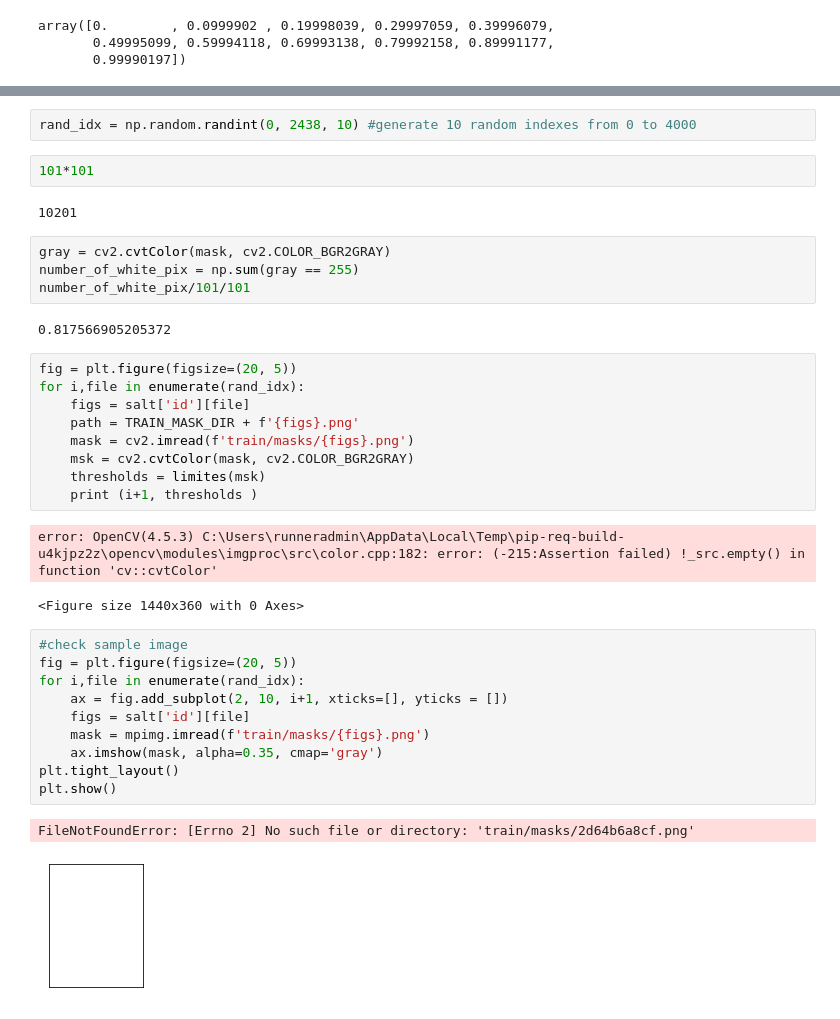
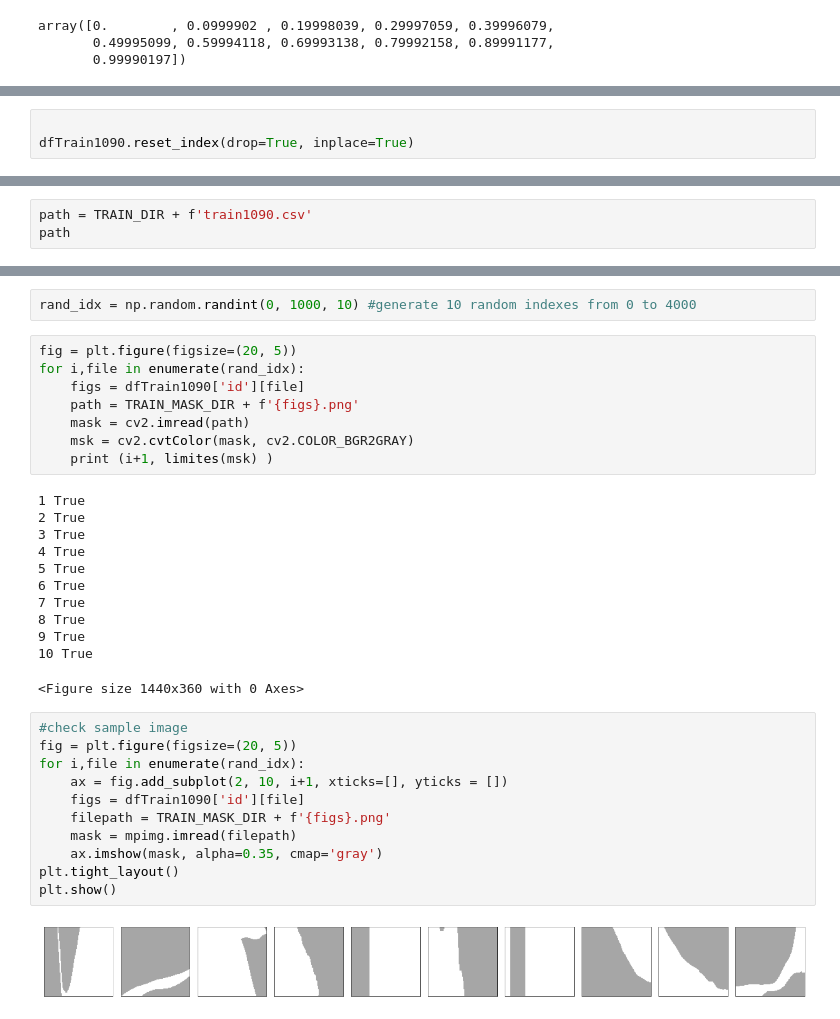
Before and after one commit to lucterres/vae2, a Jupyter notebook: Pixels.ipynb, the cells around one changed output, grey strips where cells are left out. Saved outputs shown, nothing was run; the diff lists cells and outputs as text.

```diff
--- a/Pixels.ipynb
+++ b/Pixels.ipynb
@@ -117,0 +138,3 @@ array([0. , 0.9, 1.8, 2.7, 3.6, 4.5, 5.4, 6.3, 7.2, 8.1, 9. ])
+# %%
+
+dfTrain1090.reset_index(drop=True, inplace=True)
@@ -117,0 +147,3 @@ array([0. , 0.9, 1.8, 2.7, 3.6, 4.5, 5.4, 6.3, 7.2, 8.1, 9. ])
+# %%
+path = TRAIN_DIR + f'train1090.csv'
+path
@@ -118,40 +190,38 @@ array([0. , 0.9, 1.8, 2.7, 3.6, 4.5, 5.4, 6.3, 7.2, 8.1, 9. ])
 # %%
-rand_idx = np.random.randint(0, 2438, 10) #generate 10 random indexes from 0 to 4000
+rand_idx = np.random.randint(0, 1000, 10) #generate 10 random indexes from 0 to 4000
-# %%
-101*101
-# %% [output]
-10201
-# %%
-gray = cv2.cvtColor(mask, cv2.COLOR_BGR2GRAY)
-number_of_white_pix = np.sum(gray == 255)
-number_of_white_pix/101/101
-# %% [output]
-0.817566905205372
 # %%
 fig = plt.figure(figsize=(20, 5))
 for i,file in enumerate(rand_idx):
-    figs = salt['id'][file]
+    figs = dfTrain1090['id'][file]
     path = TRAIN_MASK_DIR + f'{figs}.png'
-    mask = cv2.imread(f'train/masks/{figs}.png')
+    mask = cv2.imread(path)
     msk = cv2.cvtColor(mask, cv2.COLOR_BGR2GRAY)
-    thresholds = limites(msk)
-    print (i+1, thresholds )
+    print (i+1, limites(msk) )
 # %% [output]
-error: OpenCV(4.5.3) C:\Users\runneradmin\AppData\Local\Temp\pip-req-build-u4kjpz2z\opencv\modules\imgproc\src\color.cpp:182: error: (-215:Assertion failed) !_src.empty() in function 'cv::cvtColor'
+1 True
+2 True
+3 True
+4 True
+5 True
+6 True
+7 True
+8 True
+9 True
+10 True
 <Figure size 1440x360 with 0 Axes>
 # %%
 #check sample image
 fig = plt.figure(figsize=(20, 5))
 for i,file in enumerate(rand_idx):
     ax = fig.add_subplot(2, 10, i+1, xticks=[], yticks = [])
-    figs = salt['id'][file]
-    mask = mpimg.imread(f'train/masks/{figs}.png')
+    figs = dfTrain1090['id'][file]
+    filepath = TRAIN_MASK_DIR + f'{figs}.png'
+    mask = mpimg.imread(filepath)
     ax.imshow(mask, alpha=0.35, cmap='gray')
 plt.tight_layout()
 plt.show()
 # %% [output]
-FileNotFoundError: [Errno 2] No such file or directory: 'train/masks/2d64b6a8cf.png'
-[figure, old version]
+[figure, new version]
 # %%
 file = 2906
 figs=df['id'][file]
```
Also changed, not shown: parts of 32 cells of this notebook, 1 other file.
